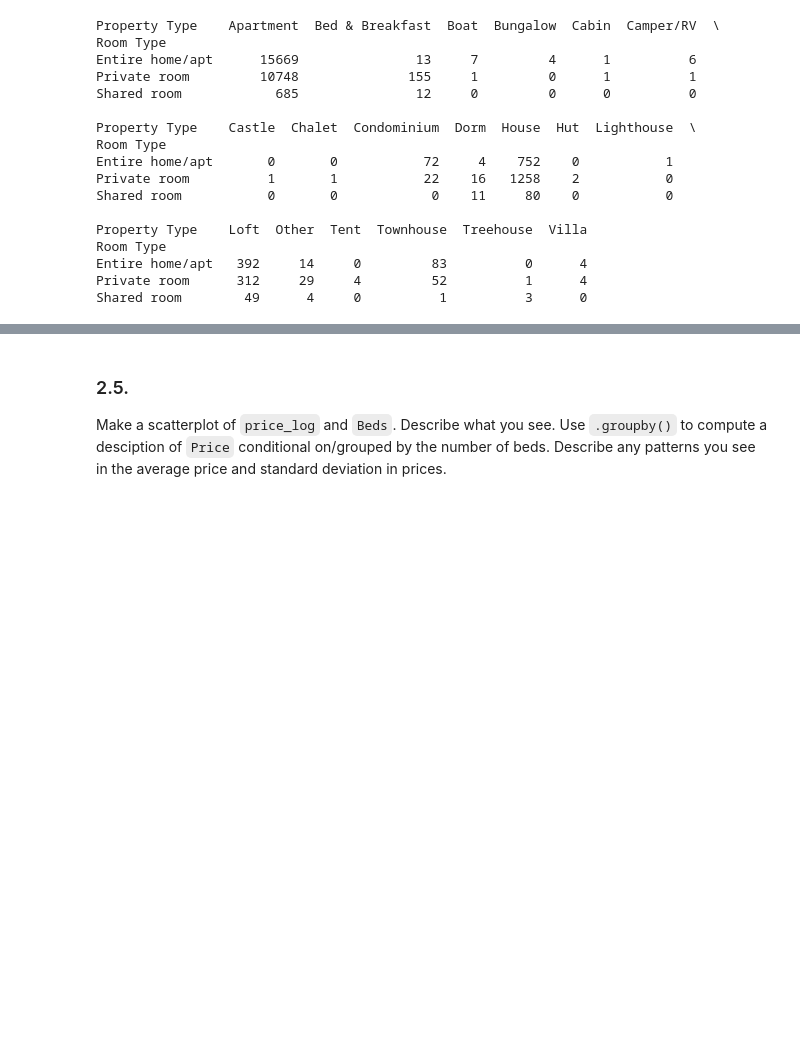
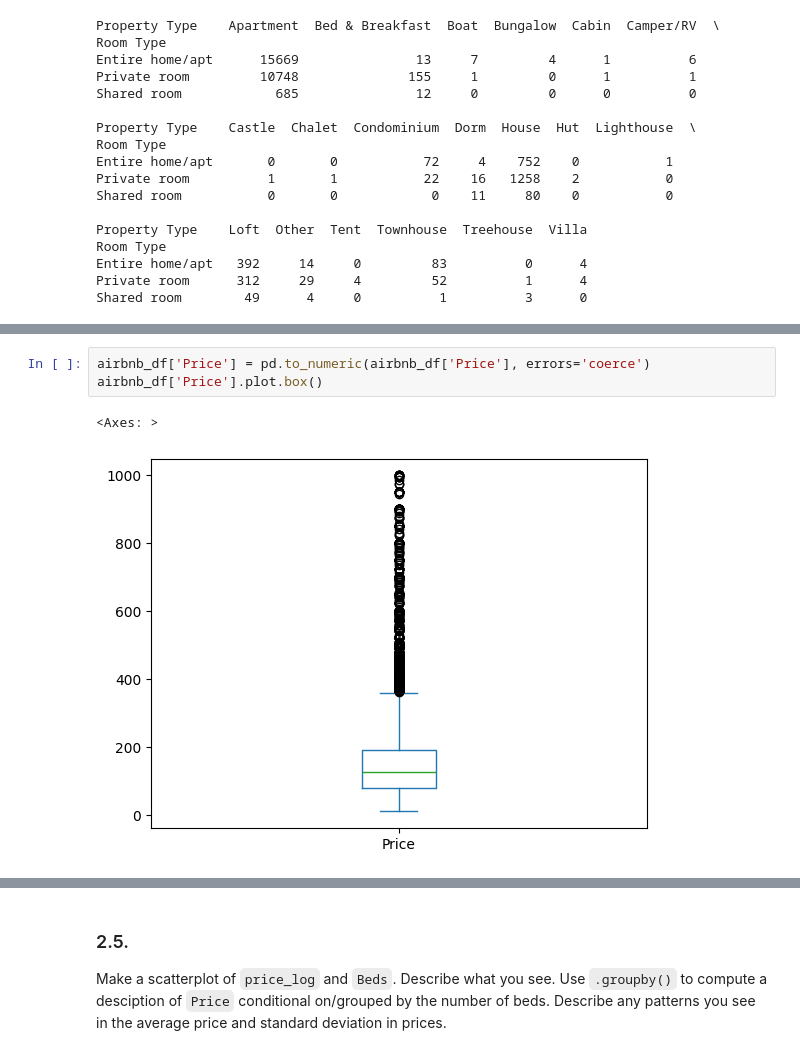
Before and after one commit to emilyzyzhou/eda_assignment, a Jupyter notebook: assignment.ipynb, the cells around one changed output, grey strips where cells are left out. Cells and saved outputs as stored; diff of their text form; blank space fills up the shorter version.

```diff
--- a/assignment.ipynb
+++ b/assignment.ipynb
@@ -103,0 +112,6 @@ Shared room        49      4     0          1          3      0
+# %%
+airbnb_df['Price'] = pd.to_numeric(airbnb_df['Price'], errors='coerce')
+airbnb_df['Price'].plot.box()
+# %% [output]
+<Axes: >
+[figure, added]
```
Also changed, not shown: parts of 3 cells of this notebook.
